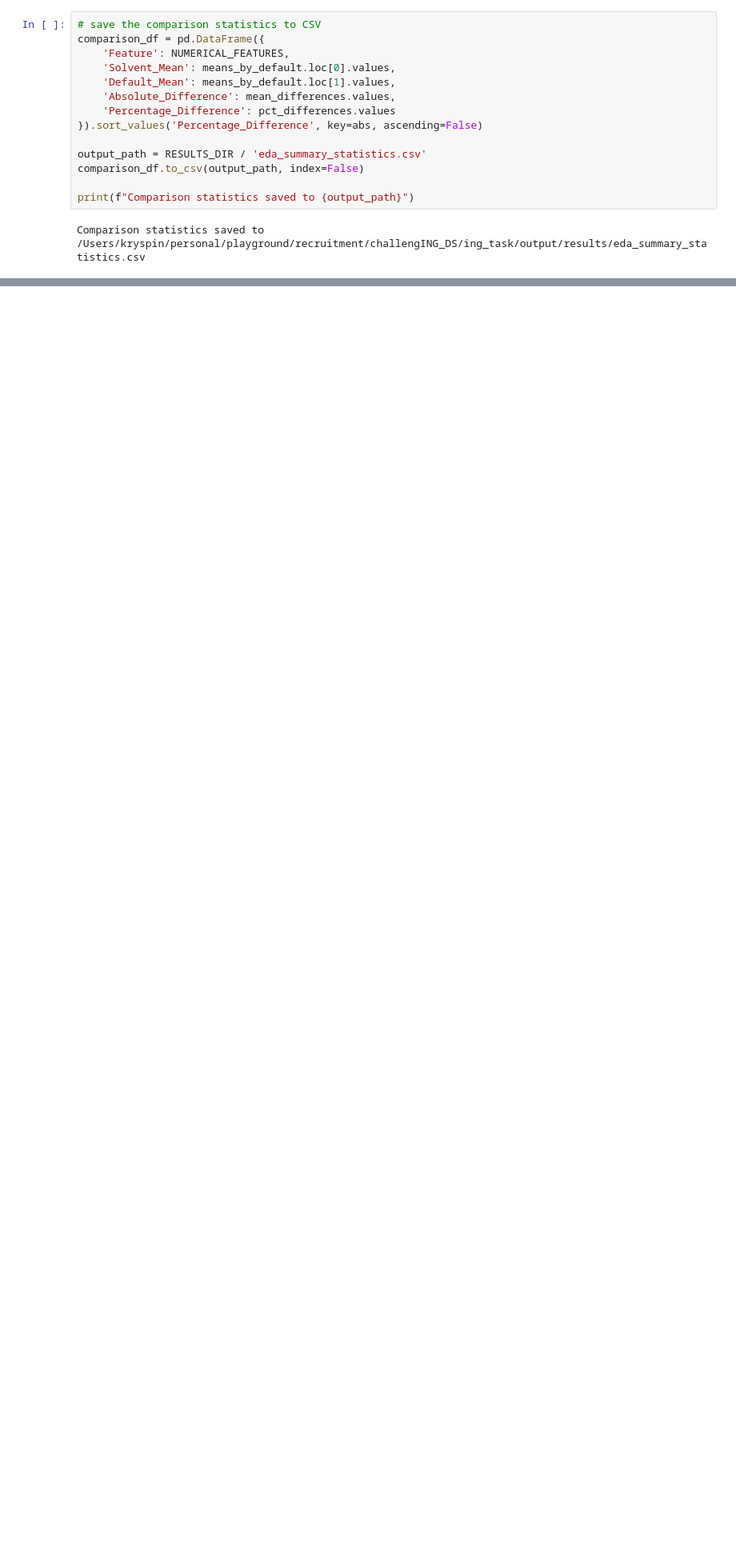
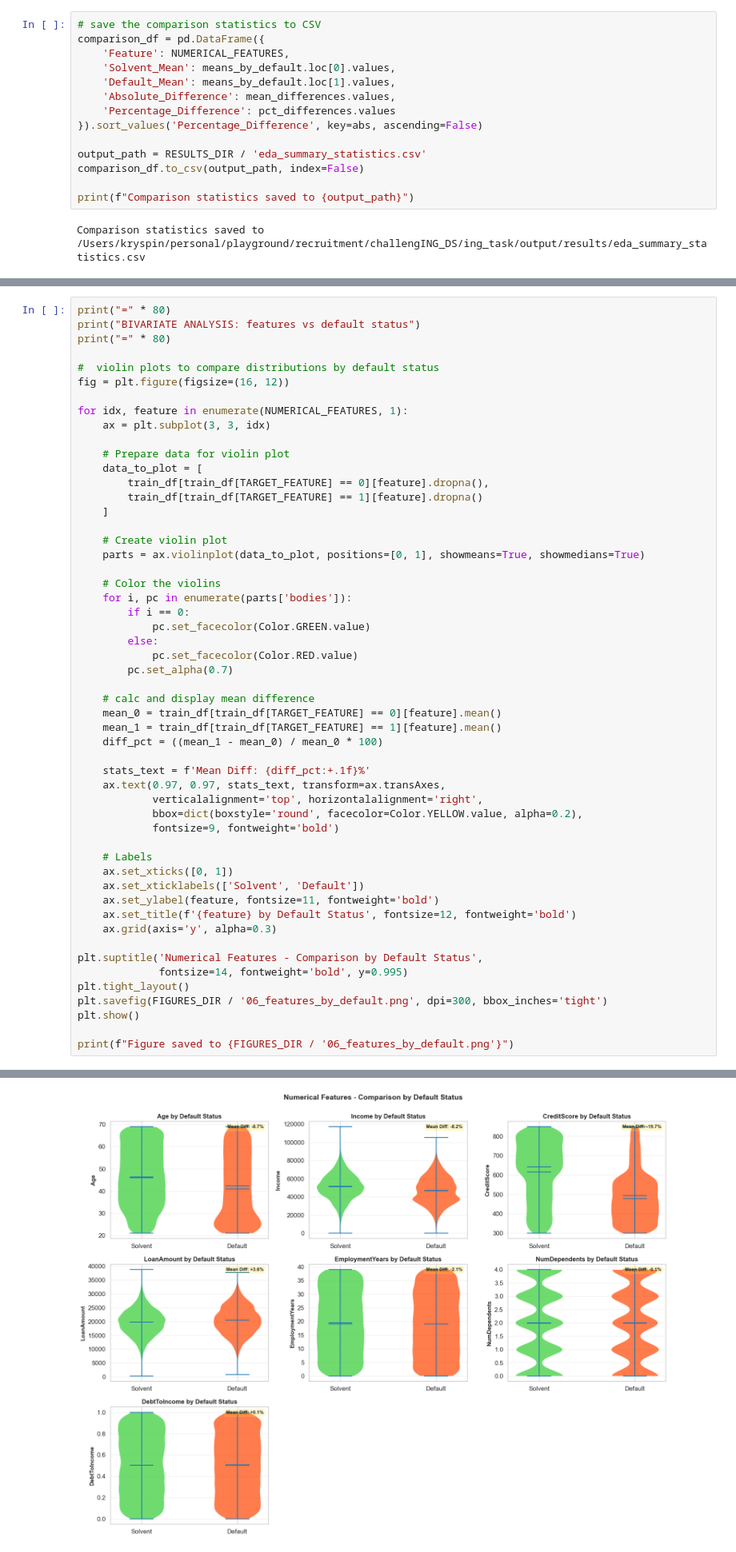
Before and after one commit to expigo/challenging_ds, a Jupyter notebook: notebooks/01_eda.ipynb, the cells around one changed output, grey strips where cells are left out. Shown at 80% size. Cells and saved outputs as stored; diff of their text form; blank space fills up the shorter version.

```diff
--- a/notebooks/01_eda.ipynb
+++ b/notebooks/01_eda.ipynb
@@ -849,0 +942,54 @@ Comparison statistics saved to /Users/kryspin/personal/playground/recruitment/ch
+# %%
+print("=" * 80)
+print("BIVARIATE ANALYSIS: features vs default status")
+print("=" * 80)
+
+#  violin plots to compare distributions by default status
+fig = plt.figure(figsize=(16, 12))
+
+for idx, feature in enumerate(NUMERICAL_FEATURES, 1):
+    ax = plt.subplot(3, 3, idx)
+
+    # Prepare data for violin plot
+    data_to_plot = [
+        train_df[train_df[TARGET_FEATURE] == 0][feature].dropna(),
+        train_df[train_df[TARGET_FEATURE] == 1][feature].dropna()
+    ]
+
+    # Create violin plot
+    parts = ax.violinplot(data_to_plot, positions=[0, 1], showmeans=True, showmedians=True)
+
+    # Color the violins
+    for i, pc in enumerate(parts['bodies']):
+        if i == 0:
+            pc.set_facecolor(Color.GREEN.value)
+        else:
+            pc.set_facecolor(Color.RED.value)
+        pc.set_alpha(0.7)
+
+    # calc and display mean difference
+    mean_0 = train_df[train_df[TARGET_FEATURE] == 0][feature].mean()
+    mean_1 = train_df[train_df[TARGET_FEATURE] == 1][feature].mean()
+    diff_pct = ((mean_1 - mean_0) / mean_0 * 100)
+
+    stats_text = f'Mean Diff: {diff_pct:+.1f}%'
+    ax.text(0.97, 0.97, stats_text, transform=ax.transAxes,
+            verticalalignment='top', horizontalalignment='right',
+            bbox=dict(boxstyle='round', facecolor=Color.YELLOW.value, alpha=0.2),
+            fontsize=9, fontweight='bold')
+
+    # Labels
+    ax.set_xticks([0, 1])
+    ax.set_xticklabels(['Solvent', 'Default'])
+    ax.set_ylabel(feature, fontsize=11, fontweight='bold')
+    ax.set_title(f'{feature} by Default Status', fontsize=12, fontweight='bold')
+    ax.grid(axis='y', alpha=0.3)
+
+plt.suptitle('Numerical Features - Comparison by Default Status',
+             fontsize=14, fontweight='bold', y=0.995)
+plt.tight_layout()
+plt.savefig(FIGURES_DIR / '06_features_by_default.png', dpi=300, bbox_inches='tight')
+plt.show()
+
+print(f"Figure saved to {FIGURES_DIR / '06_features_by_default.png'}")
+# %% [output]
@@ -849,0 +999 @@ Comparison statistics saved to /Users/kryspin/personal/playground/recruitment/ch
+[figure, added]
```
Also changed, not shown: parts of 4 cells of this notebook.
